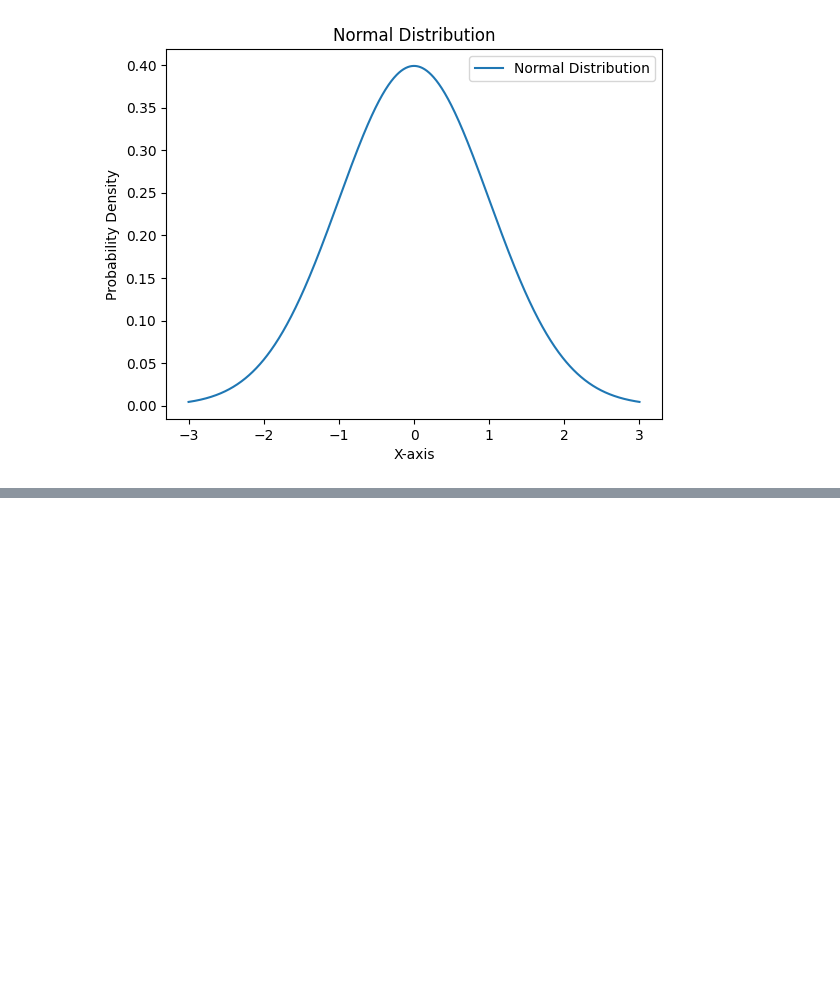
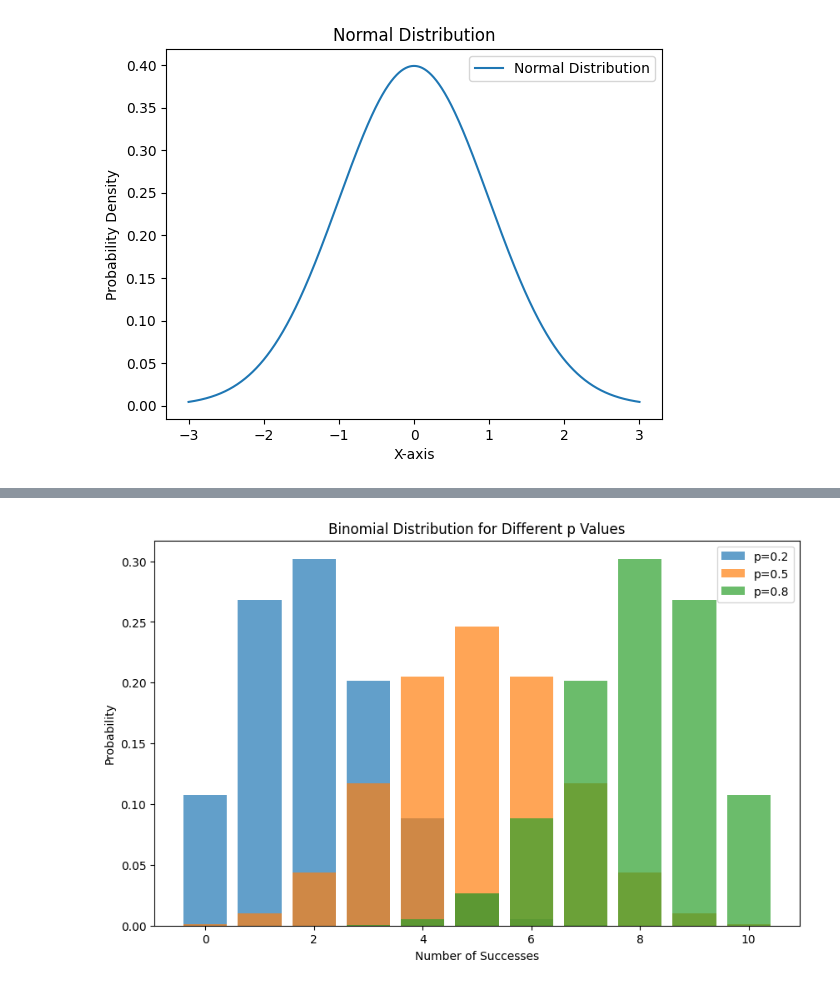
Before and after one commit to Manoj-vbm/Machine_learning, a Jupyter notebook: Statistical_Analysis.ipynb, the cells around one changed output, grey strips where cells are left out. Saved outputs shown, nothing was run; the diff lists cells and outputs as text; code cells hidden in the pictures; blank space fills up the shorter version.

```diff
--- a/Statistical_Analysis.ipynb
+++ b/Statistical_Analysis.ipynb
@@ -217,0 +239,26 @@ plt.show()
+# %%
+import numpy as np
+import matplotlib.pyplot as plt
+from scipy.stats import binom
+
+# Set the parameters
+n_trials = 10   # Number of trials
+p_values = [0.2, 0.5, 0.8]  # Different probability of success values
+
+# Generate values from a binomial distribution for each p
+x = np.arange(0, n_trials + 1)
+
+# Plot the binomial distribution for different p values
+plt.figure(figsize=(10, 6))
+
+for p in p_values:
+    pmf_values = binom.pmf(x, n_trials, p)
+    plt.bar(x, pmf_values, label=f'p={p}', alpha=0.7)
+
+plt.title('Binomial Distribution for Different p Values')
+plt.xlabel('Number of Successes')
+plt.ylabel('Probability')
+plt.legend()
+plt.show()
+# %% [output]
+[figure, added]
```
Also changed, not shown: parts of 4 cells of this notebook.
